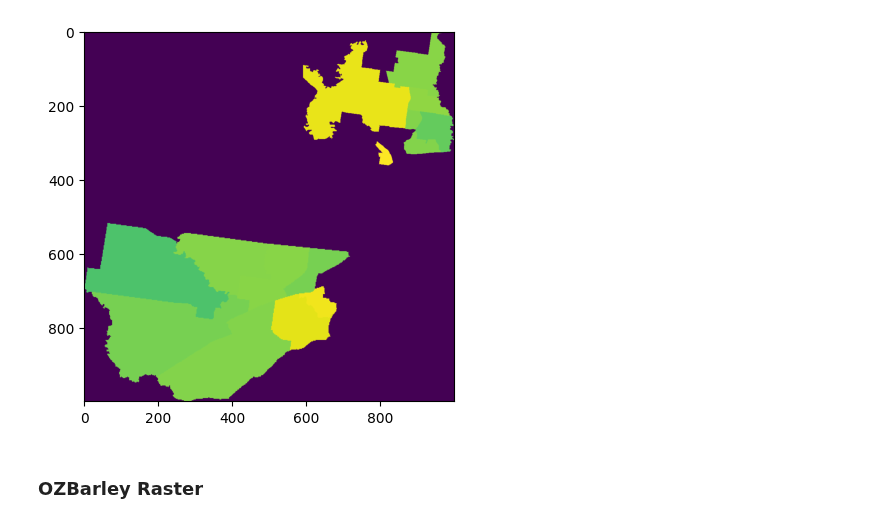
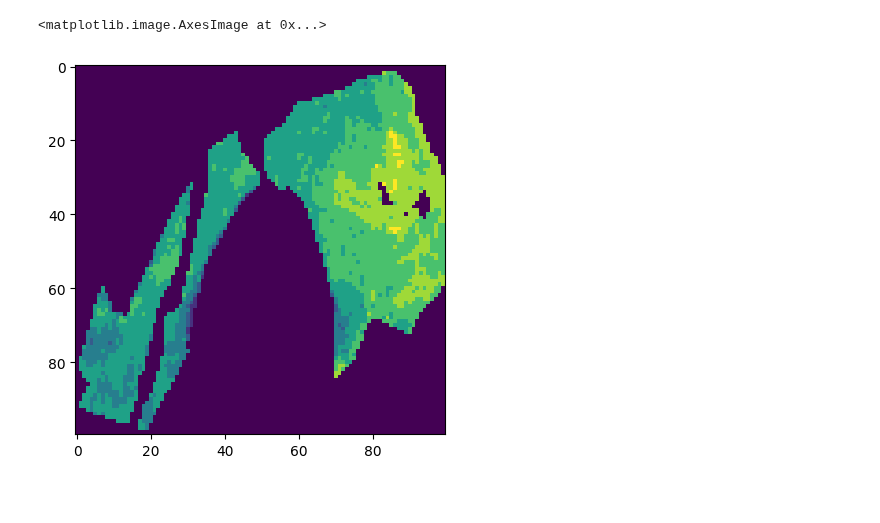
Before and after one commit to aus-plant-phenomics-network/mccn-engine, a Jupyter notebook: raster_load.ipynb, the cells around one changed output. Cells and saved outputs as stored; diff of their text form; code cells hidden in the pictures; blank space fills up the shorter version.

```diff
--- a/raster_load.ipynb
+++ b/raster_load.ipynb
@@ -1,10 +1,5 @@
 # %%
 import matplotlib.pyplot as plt
-import pystac_client
+from mccn.client import MCCN
 
-from mccn._types import FilterConfig, ProcessConfig
-from mccn.extent import GeoBoxBuilder
-from mccn.parser import parse_item, band_filter
-from mccn.loader.raster import RasterLoader
-
-client = pystac_client.Client.open("http://203.101.230.81:8082")
+ENDPOINT = "http://203.101.230.81:8082"
@@ -37,0 +6,4 @@ Data variables:
+# %%
+engine = MCCN(ENDPOINT, "llara_campey_raster", 100, raster_dtype="uint8")
+# %%
+ds = engine.load()
@@ -38,7 +23,5 @@ Data variables:
 # %%
-plt.imshow(rea_ds.price.values[0, :, :])
-plt.show()
+plt.imshow(ds.gamma_k.values[0,:,:])
 # %% [output]
+<matplotlib.image.AxesImage at 0x...>
-[figure, old version]
+[figure, new version]
-# %% [markdown]
-### OZBarley Raster
```
Also changed, not shown: parts of 7 cells of this notebook, 7 other files.
